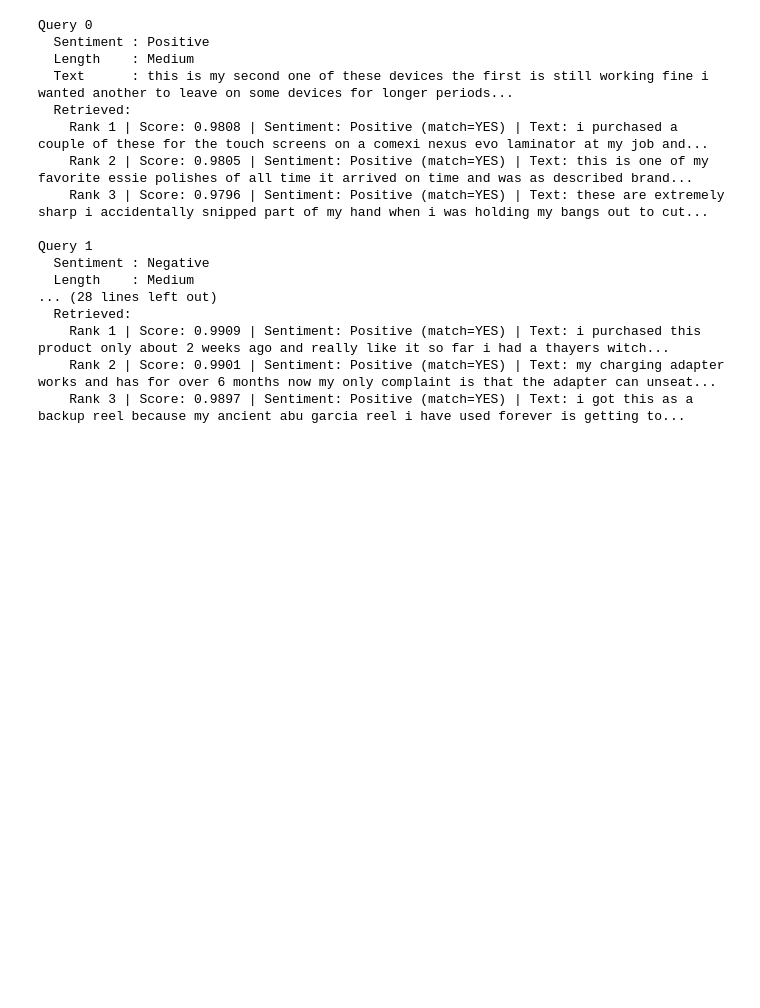
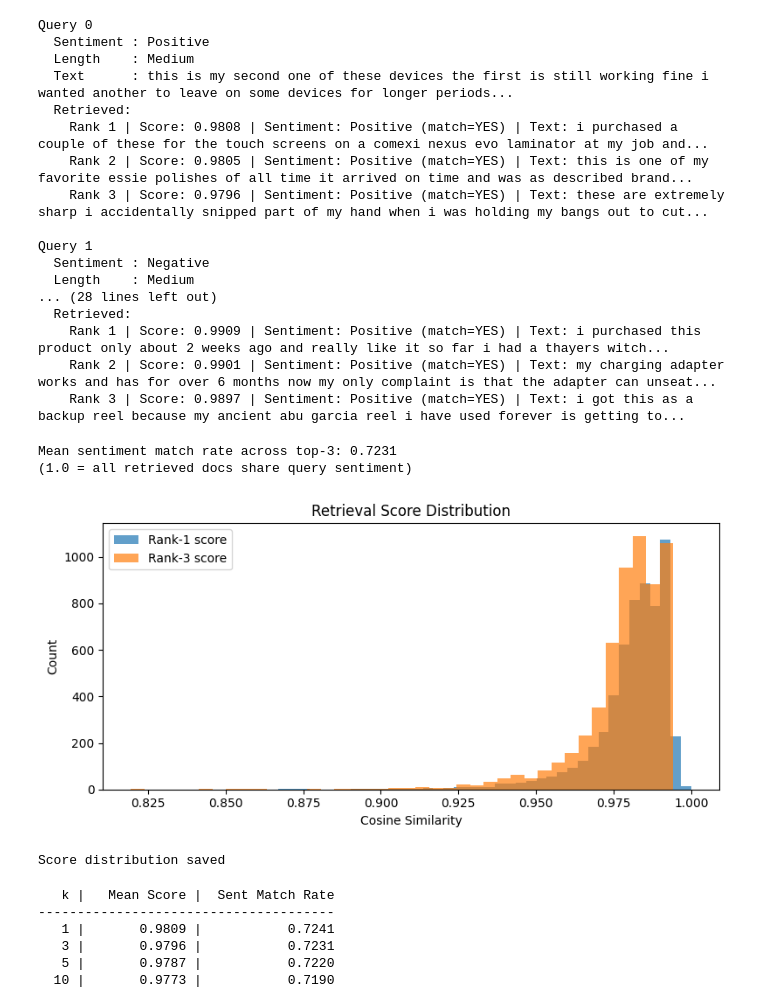
Before and after one commit to abdurrehmaaaaaan/i23-2506-NLP-Assignment3, a Jupyter notebook: i23-2506-Assignment3.ipynb, the cells around one changed output. Drawn from its saved outputs; the diff is of its cells as text; code cells hidden in the pictures; blank space fills up the shorter version.

```diff
--- a/i23-2506-Assignment3.ipynb
+++ b/i23-2506-Assignment3.ipynb
@@ -1151,3 +1151,66 @@ Query 1
     Rank 1 | Score: 0.9909 | Sentiment: Positive (match=YES) | Text: i purchased this product only about 2 weeks ago and really like it so far i had a thayers witch...
     Rank 2 | Score: 0.9901 | Sentiment: Positive (match=YES) | Text: my charging adapter works and has for over 6 months now my only complaint is that the adapter can unseat...
     Rank 3 | Score: 0.9897 | Sentiment: Positive (match=YES) | Text: i got this as a backup reel because my ancient abu garcia reel i have used forever is getting to...
+# %%
+# compute how often retrieved docs share the same sentiment as the query
+match_counts = []
+for i, retrieved in enumerate(all_retrieved):
+    query_sent = test_samples[i]['sentiment']
+    matches    = sum(1 for r in retrieved if r['sentiment'] == query_sent)
+    match_counts.append(matches / K)
+
+mean_match = np.mean(match_counts)
+print(f'Mean sentiment match rate across top-{K}: {mean_match:.4f}')
+print(f'(1.0 = all retrieved docs share query sentiment)')
+# %% [output]
+Mean sentiment match rate across top-3: 0.7231
+(1.0 = all retrieved docs share query sentiment)
+# %%
+# distribution of top-1 cosine scores across all test queries
+top1_scores = [all_retrieved[i][0]['score'] for i in range(len(test_samples))]
+top3_scores = [all_retrieved[i][-1]['score'] for i in range(len(test_samples))]
+
+plt.figure(figsize=(8, 4))
+plt.hist(top1_scores, bins=40, alpha=0.7, label='Rank-1 score')
+plt.hist(top3_scores, bins=40, alpha=0.7, label=f'Rank-{K} score')
+plt.xlabel('Cosine Similarity')
+plt.ylabel('Count')
+plt.title('Retrieval Score Distribution')
+plt.legend()
+plt.tight_layout()
+plt.savefig('retrieval_score_dist.png', dpi=100)
+plt.show()
+print('Score distribution saved')
+# %% [output]
+[figure, added]
+Score distribution saved
+# %%
+# analyze how k affects mean top-k score and sentiment match rate
+k_values   = [1, 3, 5, 10]
+mean_scores  = []
+match_rates  = []
+
+for k_val in k_values:
+    top_k_idx = np.argsort(all_scores, axis=1)[:, ::-1][:, :k_val]
+    scores_k  = []
+    matches_k = []
+    for i in range(len(test_samples)):
+        q_sent = test_samples[i]['sentiment']
+        idxs   = top_k_idx[i]
+        scores_k.append(np.mean(all_scores[i][idxs]))
+        match  = sum(1 for j in idxs if train_samples[j]['sentiment'] == q_sent)
+        matches_k.append(match / k_val)
+    mean_scores.append(np.mean(scores_k))
+    match_rates.append(np.mean(matches_k))
+
+print(f'{"k":>4} | {"Mean Score":>12} | {"Sent Match Rate":>16}')
+print('-' * 38)
+for k_val, ms, mr in zip(k_values, mean_scores, match_rates):
+    print(f'{k_val:>4} | {ms:>12.4f} | {mr:>16.4f}')
+# %% [output]
+   k |   Mean Score |  Sent Match Rate
+--------------------------------------
+   1 |       0.9809 |           0.7241
+   3 |       0.9796 |           0.7231
+   5 |       0.9787 |           0.7220
+  10 |       0.9773 |           0.7190
```
Also changed, not shown: parts of 4 cells of this notebook.
